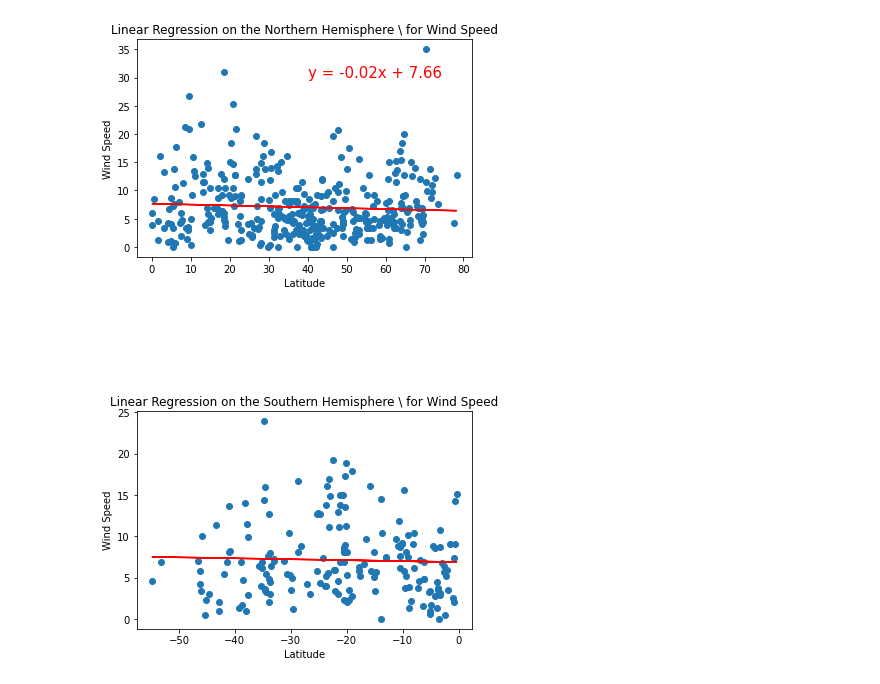
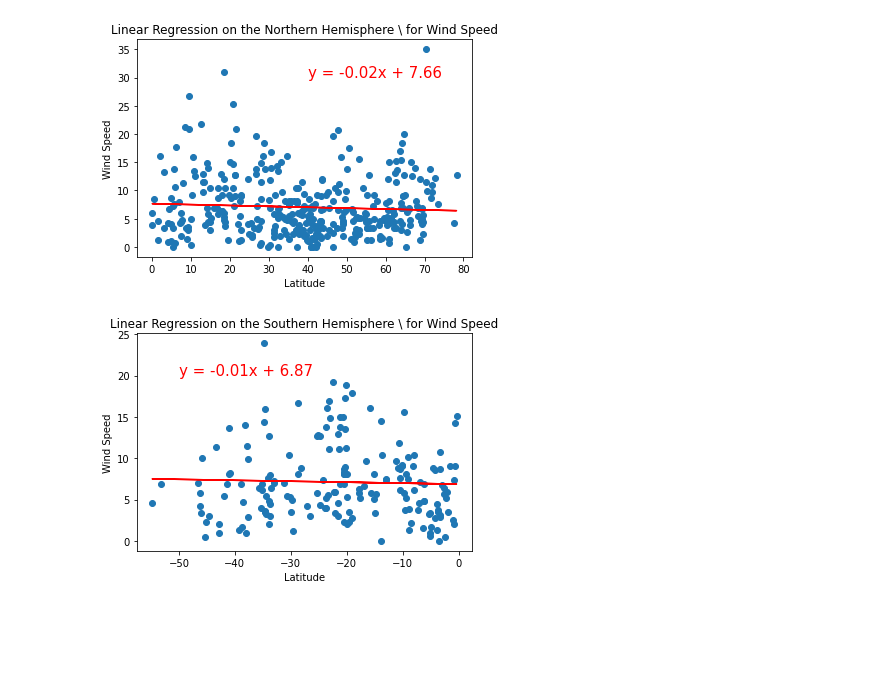
Before and after one commit to a2zvargas/World_Weather_Analysis, a Jupyter notebook: WeatherPy.ipynb, the cells around one changed output. Drawn from its saved outputs; the diff is of its cells as text; code cells hidden in the pictures; blank space fills up the shorter version.

```diff
--- a/WeatherPy.ipynb
+++ b/WeatherPy.ipynb
@@ -355,10 +355,10 @@ plot_linear_regression(x_values, y_values,
 # %%
 # Linear regression on the Southern Hemisphere
 x_values = southern_hemi_df["Lat"]
 y_values = southern_hemi_df["Wind Speed"]
 # Call the function.
 plot_linear_regression(x_values, y_values,
                        'Linear Regression on the Southern Hemisphere \ for Wind Speed',
-                       'Wind Speed',(-50,35))
+                       'Wind Speed',(-50,20))
 # %% [output]
-[figure, old version]
+[figure, new version]
```
Also changed, not shown: 4 other files.
